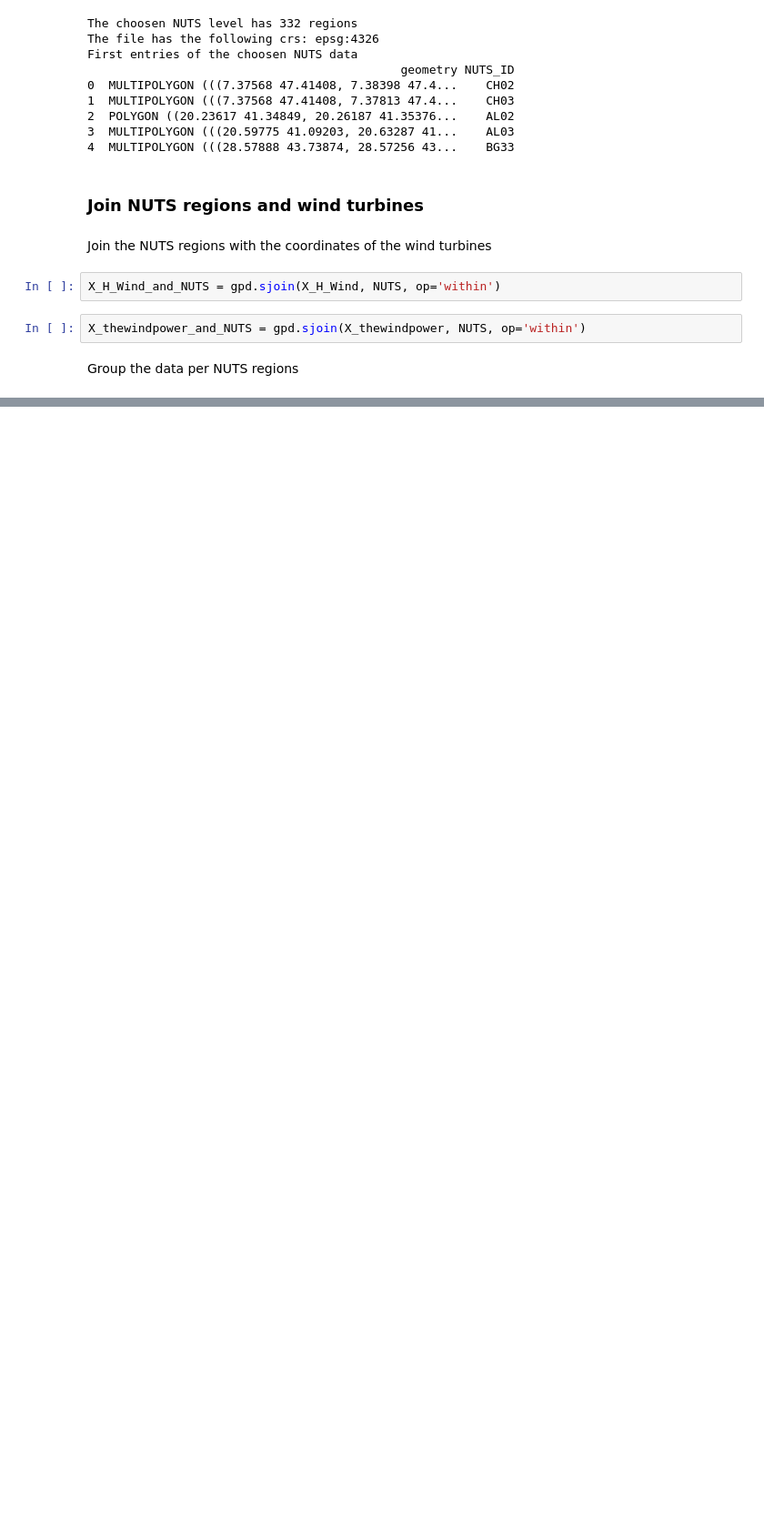
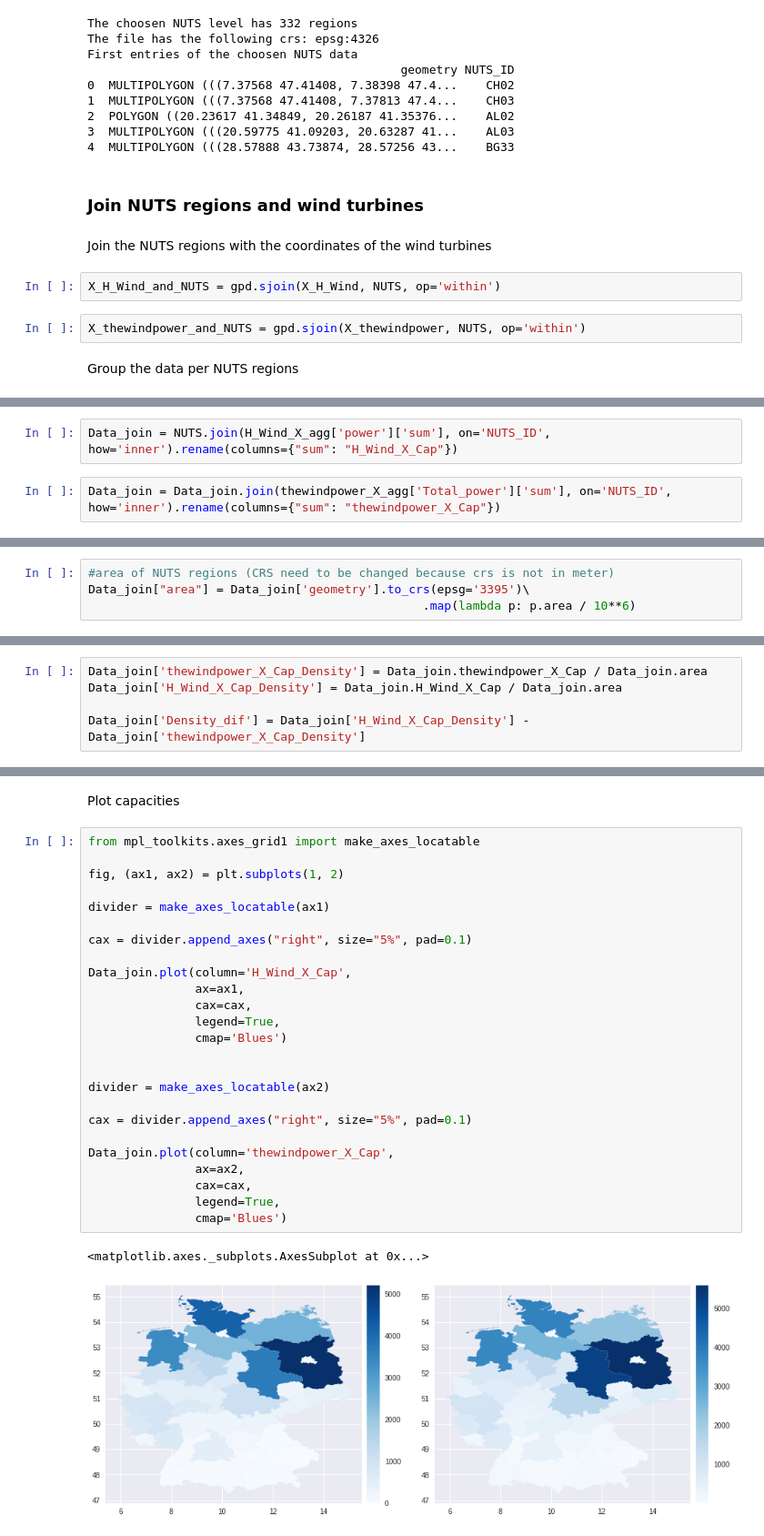
Before and after one commit to JanFrederickUnnewehr/wind_dataset_comparison, a Jupyter notebook: main.ipynb, the cells around one changed output, grey strips where cells are left out. Shown at 91% size. Cells and saved outputs as stored; diff of their text form; blank space fills up the shorter version.

```diff
--- a/main.ipynb
+++ b/main.ipynb
@@ -569,0 +472,4 @@ Combine the two datasets
+# %%
+Data_join = NUTS.join(H_Wind_X_agg['power']['sum'], on='NUTS_ID', how='inner').rename(columns={"sum": "H_Wind_X_Cap"})
+# %%
+Data_join = Data_join.join(thewindpower_X_agg['Total_power']['sum'], on='NUTS_ID', how='inner').rename(columns={"sum": "thewindpower_X_Cap"})
@@ -569,0 +478,4 @@ Combine the two datasets
+# %%
+#area of NUTS regions (CRS need to be changed because crs is not in meter)
+Data_join["area"] = Data_join['geometry'].to_crs(epsg='3395')\
+                                               .map(lambda p: p.area / 10**6)
@@ -569,0 +484,5 @@ Combine the two datasets
+# %%
+Data_join['thewindpower_X_Cap_Density'] = Data_join.thewindpower_X_Cap / Data_join.area
+Data_join['H_Wind_X_Cap_Density'] = Data_join.H_Wind_X_Cap / Data_join.area
+
+Data_join['Density_dif'] = Data_join['H_Wind_X_Cap_Density'] - Data_join['thewindpower_X_Cap_Density']
@@ -569,0 +500,30 @@ Combine the two datasets
+# %% [markdown]
+Plot capacities
+# %%
+from mpl_toolkits.axes_grid1 import make_axes_locatable
+
+fig, (ax1, ax2) = plt.subplots(1, 2)
+
+divider = make_axes_locatable(ax1)
+
+cax = divider.append_axes("right", size="5%", pad=0.1)
+
+Data_join.plot(column='H_Wind_X_Cap',
+               ax=ax1,
+               cax=cax,
+               legend=True,
+               cmap='Blues')
+
+
+divider = make_axes_locatable(ax2)
+
+cax = divider.append_axes("right", size="5%", pad=0.1)
+
+Data_join.plot(column='thewindpower_X_Cap',
+               ax=ax2,
+               cax=cax,
+               legend=True,
+               cmap='Blues')
+# %% [output]
+<matplotlib.axes._subplots.AxesSubplot at 0x...>
+[figure, added]
```
Also changed, not shown: parts of 64 cells of this notebook, 1 other file.
